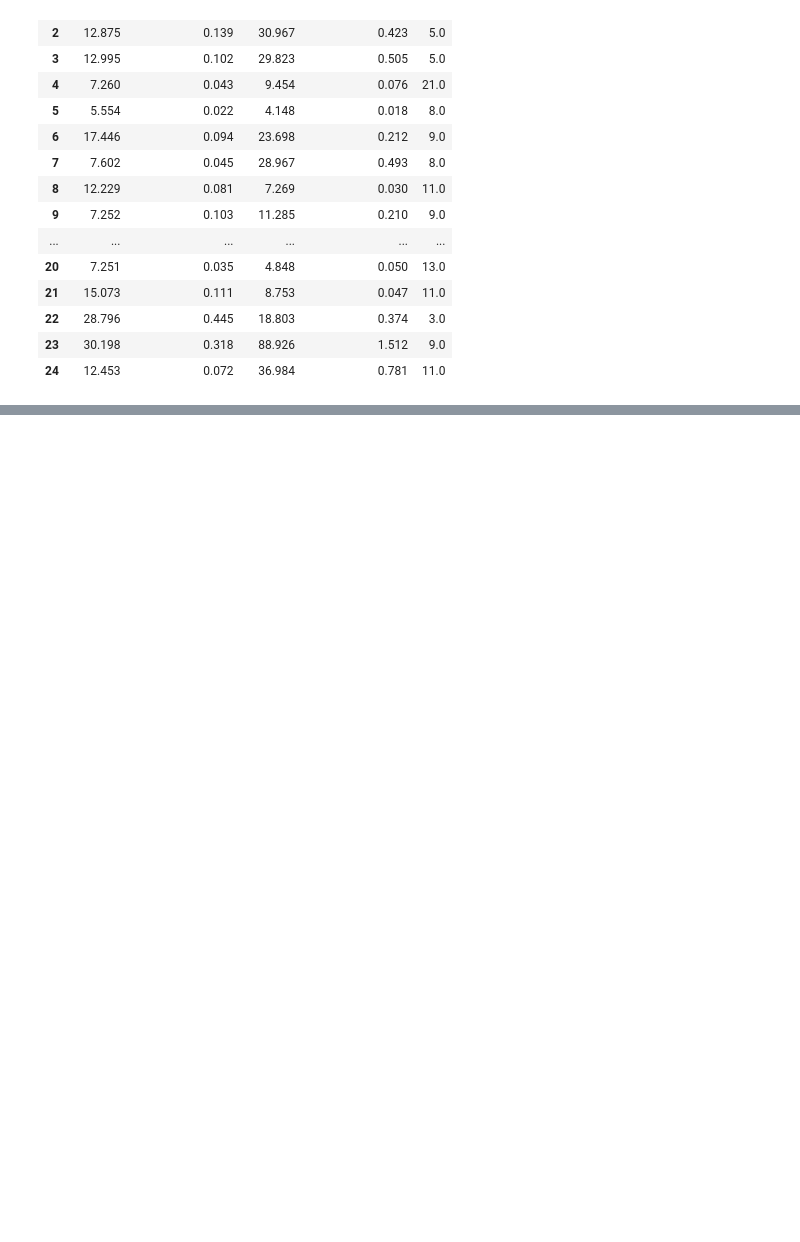
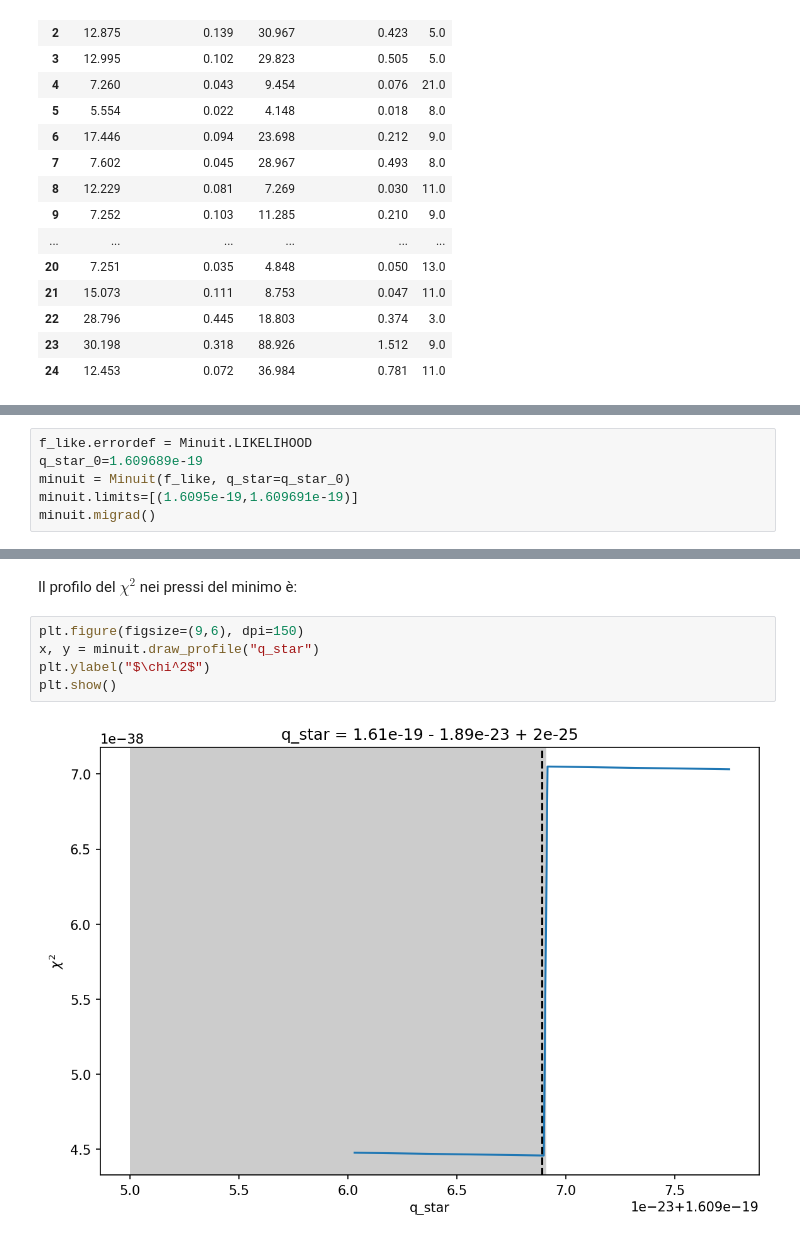
Before and after one commit to GianlorenzoDeFilippo6674/Progetto_Analisi_dati, a Jupyter notebook: Millikan.ipynb, the cells around one changed output, grey strips where cells are left out. Saved outputs shown, nothing was run; the diff lists cells and outputs as text; blank space fills up the shorter version.

```diff
--- a/Millikan.ipynb
+++ b/Millikan.ipynb
@@ -91,0 +144,6 @@ df
+# %%
+f_like.errordef = Minuit.LIKELIHOOD
+q_star_0=1.609689e-19
+minuit = Minuit(f_like, q_star=q_star_0)
+minuit.limits=[(1.6095e-19,1.609691e-19)]
+minuit.migrad()
@@ -91,0 +193,9 @@ df
+# %% [markdown]
+Il profilo del $\chi^2$ nei pressi del minimo è:
+# %%
+plt.figure(figsize=(9,6), dpi=150)
+x, y = minuit.draw_profile("q_star")
+plt.ylabel("$\chi^2$")
+plt.show()
+# %% [output]
+[figure, added]
```
Also changed, not shown: parts of 34 cells of this notebook, 1 other file.
